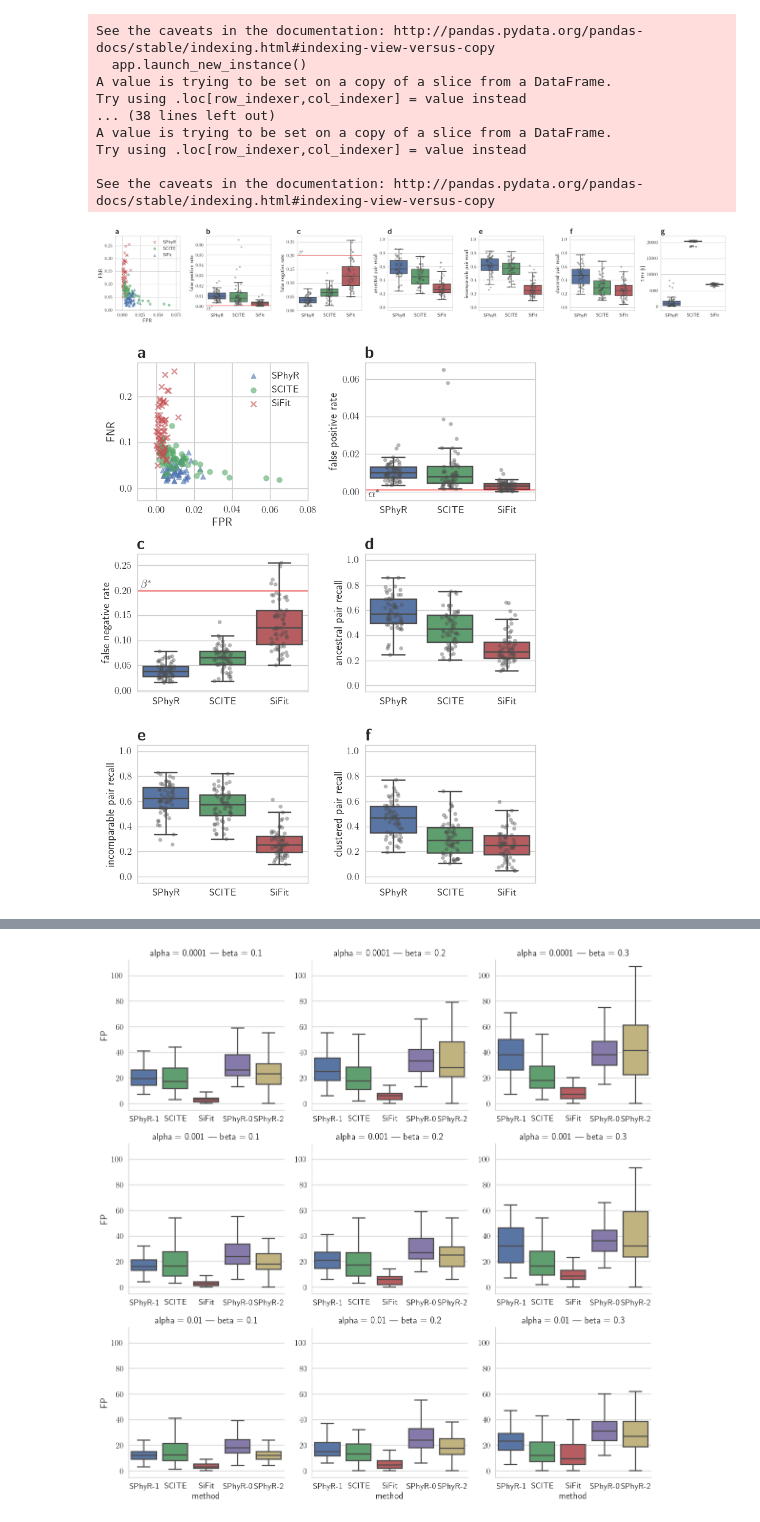
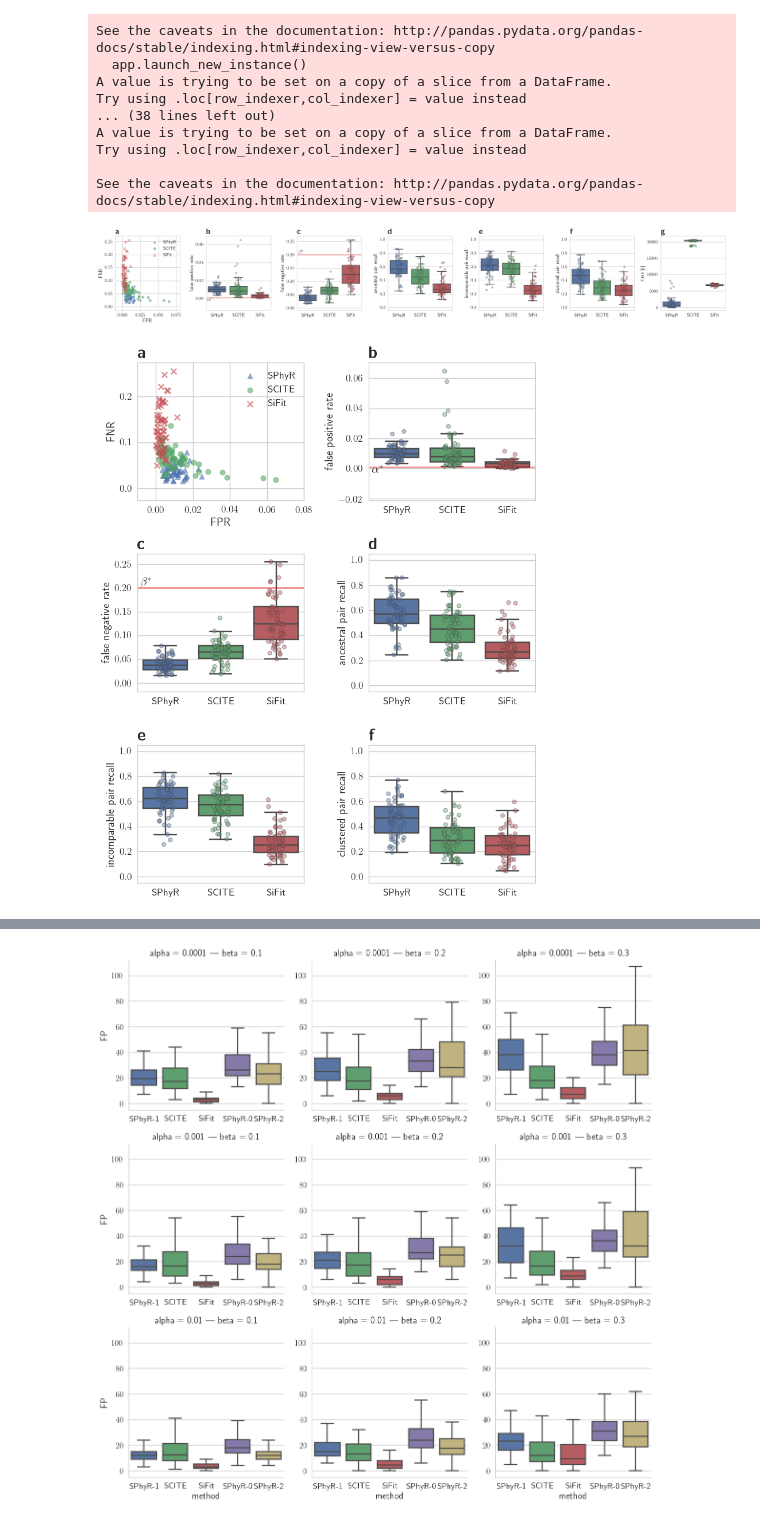
Before and after one commit to elkebir-group/SPhyR, a Jupyter notebook: result/plots.ipynb, the cells around one changed output, grey strips where cells are left out. Cells and saved outputs as stored; diff of their text form; code cells hidden in the pictures.

Commit message:
Updated script for plots used in paper

```diff
--- a/result/plots.ipynb
+++ b/result/plots.ipynb
@@ -272,8 +249,8 @@ Try using .loc[row_indexer,col_indexer] = value instead
 See the caveats in the documentation: http://pandas.pydata.org/pandas-docs/stable/indexing.html#indexing-view-versus-copy
 # %%
 def plotFPR(methods, ax, labels):
+    sns.stripplot(data=df_1, x="method", y="FPR", order=methods, jitter=0.15, linewidth=1, alpha="0.4", ax=ax)
     sns.boxplot(data=df_1, x="method", y="FPR", order=methods, showfliers=False, ax=ax)
-    sns.stripplot(data=df_1, x="method", y="FPR", order=methods, jitter=0.15, color="0.3", alpha="0.4", ax=ax)
     plt.plot([-1, 3], [0.001, 0.001], color="red", lw=2, alpha=0.4)
     plt.text(-0.45, -0.003, "$\\alpha^*$")
     ax.set_xlabel("")
@@ -281,0 +321,9 @@ def plotFPR(methods, ax, labels):
+# %%
+def plotFNR(methods, ax, labels):
+    sns.stripplot(data=df_1, x="method", y="FNR", order=methods, jitter=0.15, linewidth=1, alpha="0.4", ax=ax)
+    sns.boxplot(data=df_1, x="method", y="FNR", order=methods, showfliers=False, ax=ax)
+    plt.plot([-1, 3], [0.2, 0.2], color="red", lw=2, alpha=0.4)
+    plt.text(-0.45, 0.205, "$\\beta^*$")
+    ax.set_xlabel("")
+    ax.set_ylabel("false negative rate")
+    ax.set_xticklabels(labels)
@@ -344,9 +343,0 @@ def plotZeros(methods, ax, labels):
-# %%
-def plotFNR(methods, ax, labels):
-    sns.boxplot(data=df_1, x="method", y="FNR", order=methods, showfliers=False, ax=ax)
-    sns.stripplot(data=df_1, x="method", y="FNR", order=methods, jitter=0.15, color="0.3", alpha="0.4", ax=ax)
-    plt.plot([-1, 3], [0.2, 0.2], color="red", lw=2, alpha=0.4)
-    plt.text(-0.45, 0.205, "$\\beta^*$")
-    ax.set_xlabel("")
-    ax.set_ylabel("false negative rate")
-    ax.set_xticklabels(labels)
@@ -367,30 +370,30 @@ def plotFlips01(methods, ax, labels):
 # %%
 def plotTime(methods, ax, labels):
+    sns.stripplot(data=df_1, x="method", y="time", order=methods, jitter=0.15, linewidth=1, alpha="0.4", ax=ax)
     sns.boxplot(data=df_1, x="method", y="time", order=methods, showfliers=False, ax=ax)
-    sns.stripplot(data=df_1, x="method", y="time", order=methods, jitter=0.15, color="0.3", alpha="0.4", ax=ax)
     ax.set_xlabel("")
     ax.set_ylabel("time [s]")
     ax.set_xticklabels(labels)
 
 def plotAncRecall(methods, ax, labels):
+    sns.stripplot(data=df_1, x="method", y="anc_loss_recall", order=methods, jitter=0.15, linewidth=1, alpha="0.4", ax=ax)
     sns.boxplot(data=df_1, x="method", y="anc_loss_recall", order=methods, showfliers=False, ax=ax)
-    sns.stripplot(data=df_1, x="method", y="anc_loss_recall", order=methods, jitter=0.15, color="0.3", alpha="0.4", ax=ax)
     ax.set_xlabel("")
     ax.set_ylabel("ancestral pair recall")
     ax.set_ylim((-.05,1.05))
     ax.set_xticklabels(labels)
 
 def plotIncRecall(methods, ax, labels):
+    sns.stripplot(data=df_1, x="method", y="inc_loss_recall", order=methods, jitter=0.15, linewidth=1, alpha="0.4", ax=ax)
     sns.boxplot(data=df_1, x="method", y="inc_loss_recall", order=methods, showfliers=False, ax=ax)
-    sns.stripplot(data=df_1, x="method", y="inc_loss_recall", order=methods, jitter=0.15, color="0.3", alpha="0.4", ax=ax)
     ax.set_xlabel("")
     ax.set_ylabel("incomparable pair recall")
     ax.set_ylim((-.05,1.05))
     ax.set_xticklabels(labels)
 
 def plotClsRecall(methods, ax, labels):
+    sns.stripplot(data=df_1, x="method", y="cls_loss_recall", order=methods, jitter=0.15, linewidth=1, alpha="0.4", ax=ax)
     sns.boxplot(data=df_1, x="method", y="cls_loss_recall", order=methods, showfliers=False, ax=ax)
-    sns.stripplot(data=df_1, x="method", y="cls_loss_recall", order=methods, jitter=0.15, color="0.3", alpha="0.4", ax=ax)
     ax.set_xlabel("")
     ax.set_ylabel("clustered pair recall")
     ax.set_ylim((-.05,1.05))
@@ -406,34 +409,34 @@ plotScatter(df_1, methods, labels, "FPR", "FNR", 0.001, 0.2, (-0.01,0.08), None,
 ax.set_title("\huge\\textbf{a}", loc='left')
 ax = plt.subplot(nrRows, nrCols, idx)
 idx += 1
 plotFPR(methods, ax, labels)
 ax.set_title("\huge\\textbf{b}", loc='left')
 ax = plt.subplot(nrRows, nrCols, idx)
 idx += 1
 plotFNR(methods, ax, labels)
 ax.set_title("\huge\\textbf{c}", loc='left')
 ax = plt.subplot(nrRows, nrCols, idx)
 idx += 1
 plotAncRecall(methods, ax, labels)
 ax.set_title("\huge\\textbf{d}", loc='left')
 ax = plt.subplot(nrRows, nrCols, idx)
 idx += 1
 plotIncRecall(methods, ax, labels)
 ax.set_title("\huge\\textbf{e}", loc='left')
 ax = plt.subplot(nrRows, nrCols, idx)
 idx += 1
 plotClsRecall(methods, ax, labels)
 ax.set_title("\huge\\textbf{f}", loc='left')
 ax = plt.subplot(nrRows, nrCols, idx)
 idx += 1
 plotTime(methods, ax, labels)
 ax.set_title("\huge\\textbf{g}", loc='left')
 
 plt.gcf().set_size_inches(24, 7)
 plt.tight_layout()
 plt.savefig("kDPFC_result.pdf")
 # %% [output]
-[figure, old version]
+[figure, new version]
 # %%
 nrRows = 3
 nrCols = 2
@@ -472,7 +475,7 @@ plt.gcf().set_size_inches(8, 10)
 plt.tight_layout()
 plt.savefig("kDPFC_result.pdf")
 # %% [output]
-[figure, old version]
+[figure, new version]
 # %%
 nrRows = 2
 nrCols = 6
```
Also changed, not shown: parts of 40 cells of this notebook, 1 other file.
